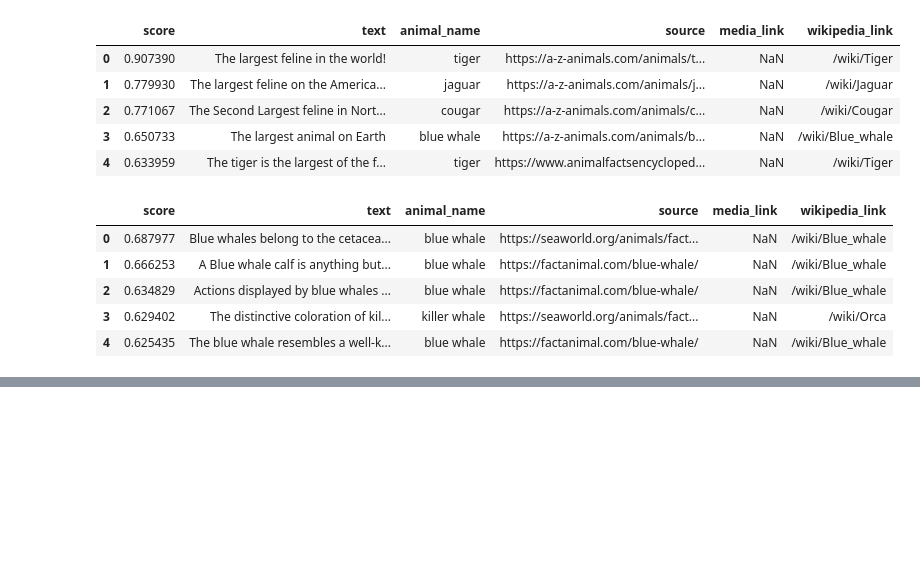
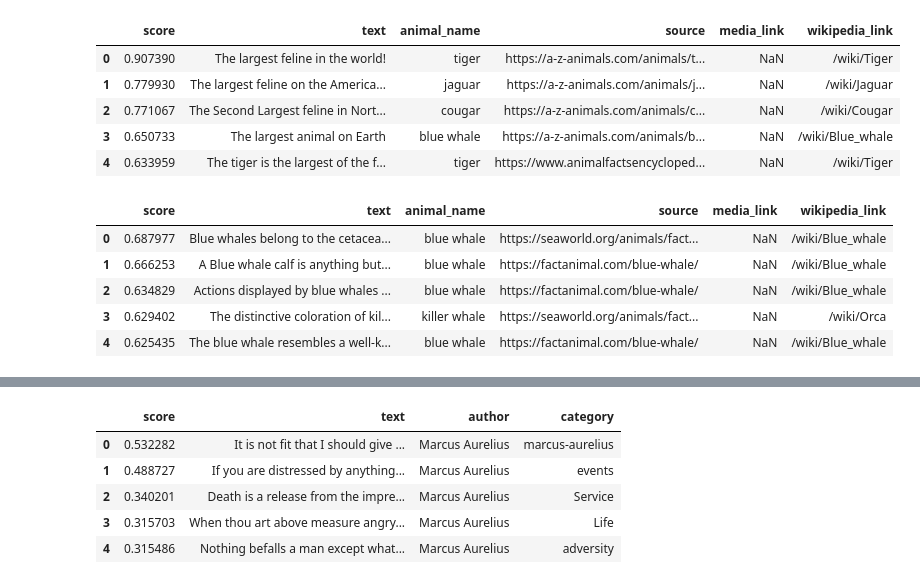
Before and after one commit to HakkinDavid/computational-intelligence, a Jupyter notebook: VectorStore.ipynb, the cells around one changed output, grey strips where cells are left out. Cells and saved outputs as stored; diff of their text form; code cells hidden in the pictures; blank space fills up the shorter version.

```diff
--- a/VectorStore.ipynb
+++ b/VectorStore.ipynb
@@ -184,0 +288,16 @@ mostrar_resultados(hey_google_do_cats_fear_fire_instinctively)
+# %%
+estoicismo_romano = alejandria.search(
+    "pain is interpretation",
+    metadata_filter={
+        "author": "Marcus Aurelius"
+    }
+)
+
+mostrar_resultados(estoicismo_romano)
+# %% [output]
+|  | score | text | author | category |
+| 0 | 0.532282 | It is not fit that I should give ... | Marcus Aurelius | marcus-aurelius |
+| 1 | 0.488727 | If you are distressed by anything... | Marcus Aurelius | events |
+| 2 | 0.340201 | Death is a release from the impre... | Marcus Aurelius | Service |
+| 3 | 0.315703 | When thou art above measure angry... | Marcus Aurelius | Life |
+| 4 | 0.315486 | Nothing befalls a man except what... | Marcus Aurelius | adversity |
```
Also changed, not shown: parts of 9 cells of this notebook.
